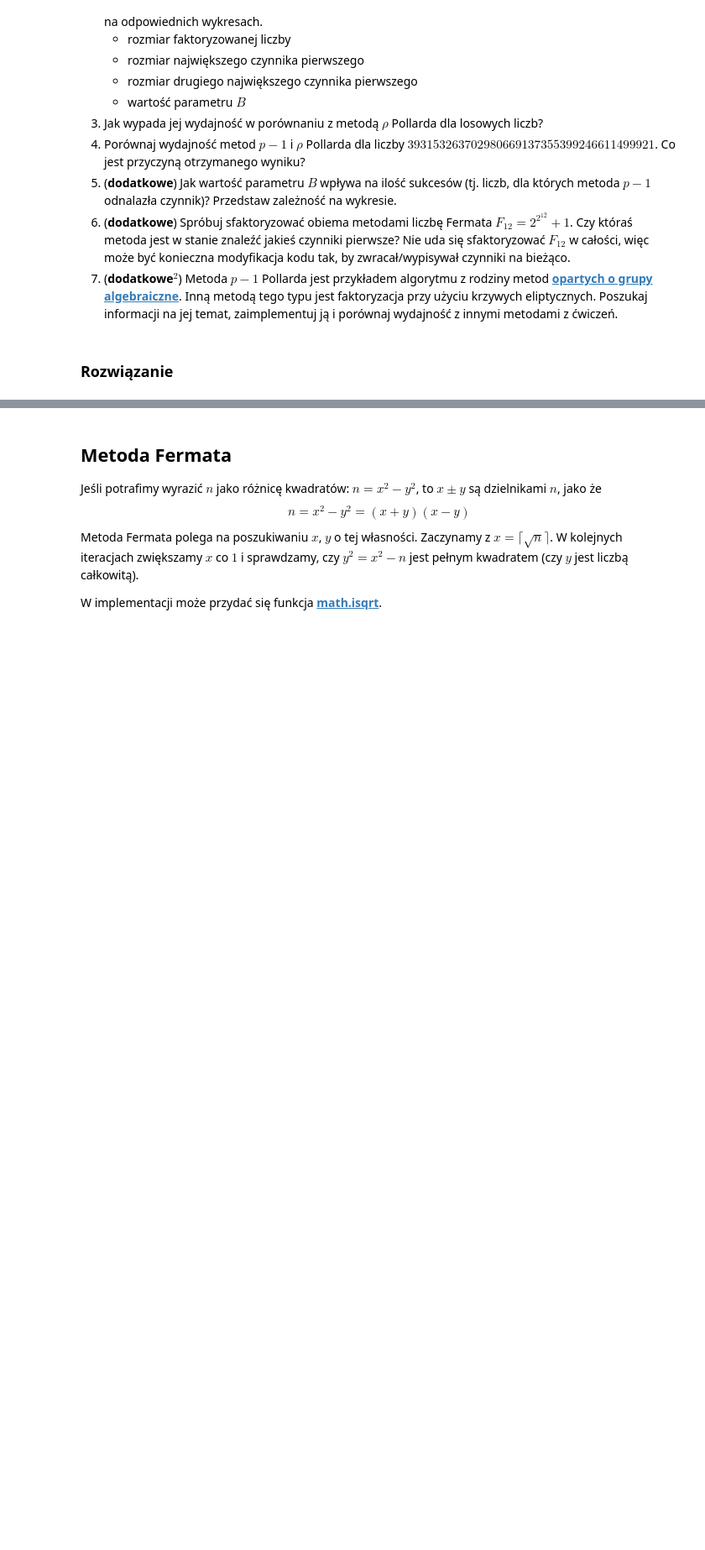
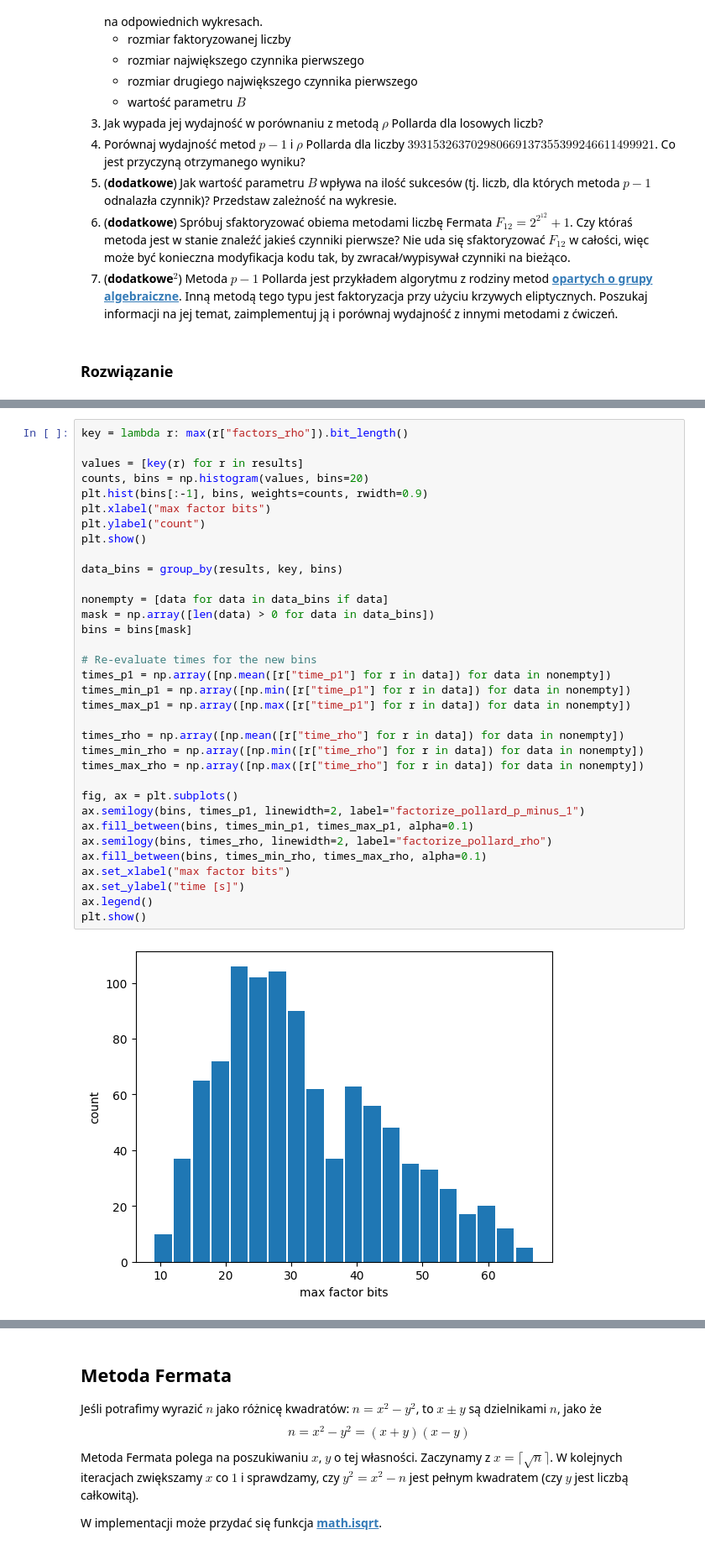
Before and after one commit to rmesek/bi-agh-2026, a Jupyter notebook: lab-factorization.ipynb, the cells around one changed output, grey strips where cells are left out. Shown at 84% size. Drawn from its saved outputs; the diff is of its cells as text; blank space fills up the shorter version.

```diff
--- a/lab-factorization.ipynb
+++ b/lab-factorization.ipynb
@@ -929,0 +1073,36 @@ Odnośnie wydajności - te same sugestie co do metody $\rho$ Pollarda.
+# %%
+key = lambda r: max(r["factors_rho"]).bit_length()
+
+values = [key(r) for r in results]
+counts, bins = np.histogram(values, bins=20)
+plt.hist(bins[:-1], bins, weights=counts, rwidth=0.9)
+plt.xlabel("max factor bits")
+plt.ylabel("count")
+plt.show()
+
+data_bins = group_by(results, key, bins)
+
+nonempty = [data for data in data_bins if data]
+mask = np.array([len(data) > 0 for data in data_bins])
+bins = bins[mask]
+
+# Re-evaluate times for the new bins
+times_p1 = np.array([np.mean([r["time_p1"] for r in data]) for data in nonempty])
+times_min_p1 = np.array([np.min([r["time_p1"] for r in data]) for data in nonempty])
+times_max_p1 = np.array([np.max([r["time_p1"] for r in data]) for data in nonempty])
+
+times_rho = np.array([np.mean([r["time_rho"] for r in data]) for data in nonempty])
+times_min_rho = np.array([np.min([r["time_rho"] for r in data]) for data in nonempty])
+times_max_rho = np.array([np.max([r["time_rho"] for r in data]) for data in nonempty])
+
+fig, ax = plt.subplots()
+ax.semilogy(bins, times_p1, linewidth=2, label="factorize_pollard_p_minus_1")
+ax.fill_between(bins, times_min_p1, times_max_p1, alpha=0.1)
+ax.semilogy(bins, times_rho, linewidth=2, label="factorize_pollard_rho")
+ax.fill_between(bins, times_min_rho, times_max_rho, alpha=0.1)
+ax.set_xlabel("max factor bits")
+ax.set_ylabel("time [s]")
+ax.legend()
+plt.show()
+# %% [output]
+[figure, added]
```
Also changed, not shown: parts of 9 cells of this notebook.
